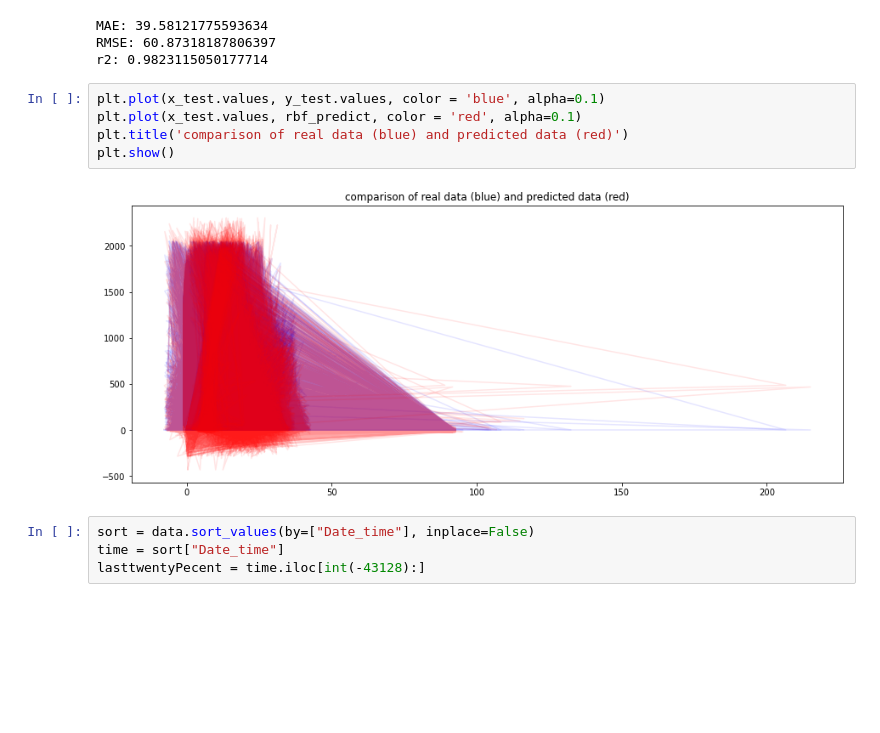
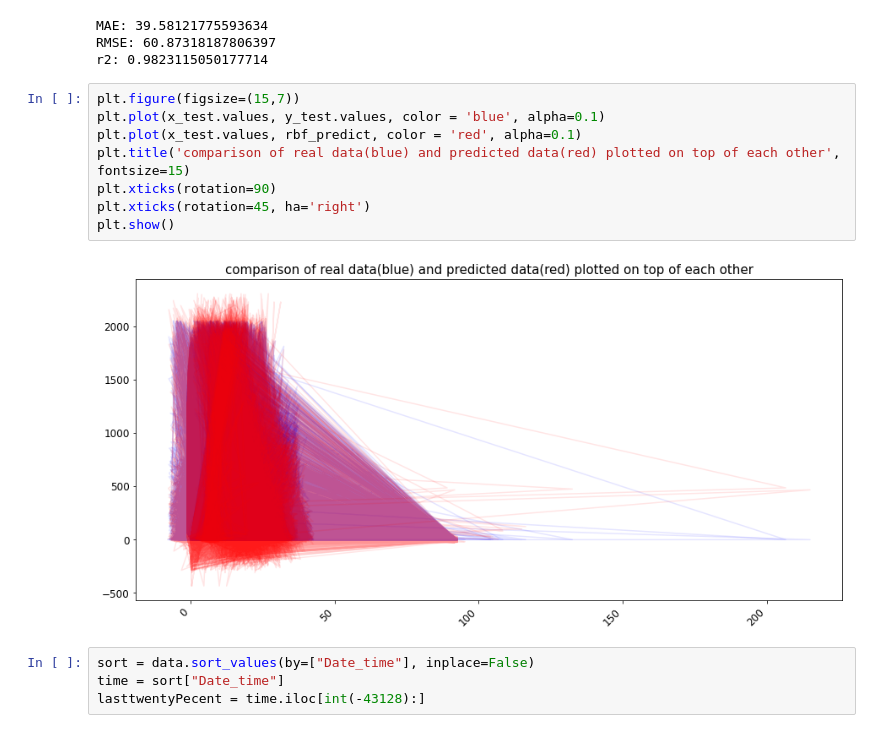
Before and after one commit to jo997/BA-WindPowerForecasting, a Jupyter notebook: thesis/models/SVR final model.ipynb, the cells around one changed output. Saved outputs shown, nothing was run; the diff lists cells and outputs as text; blank space fills up the shorter version.

Commit message:
added plots

```diff
--- a/thesis/models/SVR final model.ipynb
+++ b/thesis/models/SVR final model.ipynb
@@ -214,12 +214,15 @@ MAE: 39.58121775593634
 RMSE: 60.87318187806397
 r2: 0.9823115050177714
 # %%
+plt.figure(figsize=(15,7))
 plt.plot(x_test.values, y_test.values, color = 'blue', alpha=0.1)
 plt.plot(x_test.values, rbf_predict, color = 'red', alpha=0.1)
-plt.title('comparison of real data (blue) and predicted data (red)')
+plt.title('comparison of real data(blue) and predicted data(red) plotted on top of each other', fontsize=15)
+plt.xticks(rotation=90)
+plt.xticks(rotation=45, ha='right')
 plt.show()
 # %% [output]
-[figure, old version]
+[figure, new version]
 # %%
 sort = data.sort_values(by=["Date_time"], inplace=False)
 time = sort["Date_time"]
```
Also changed, not shown: parts of 2 cells of this notebook, 27 other files.
